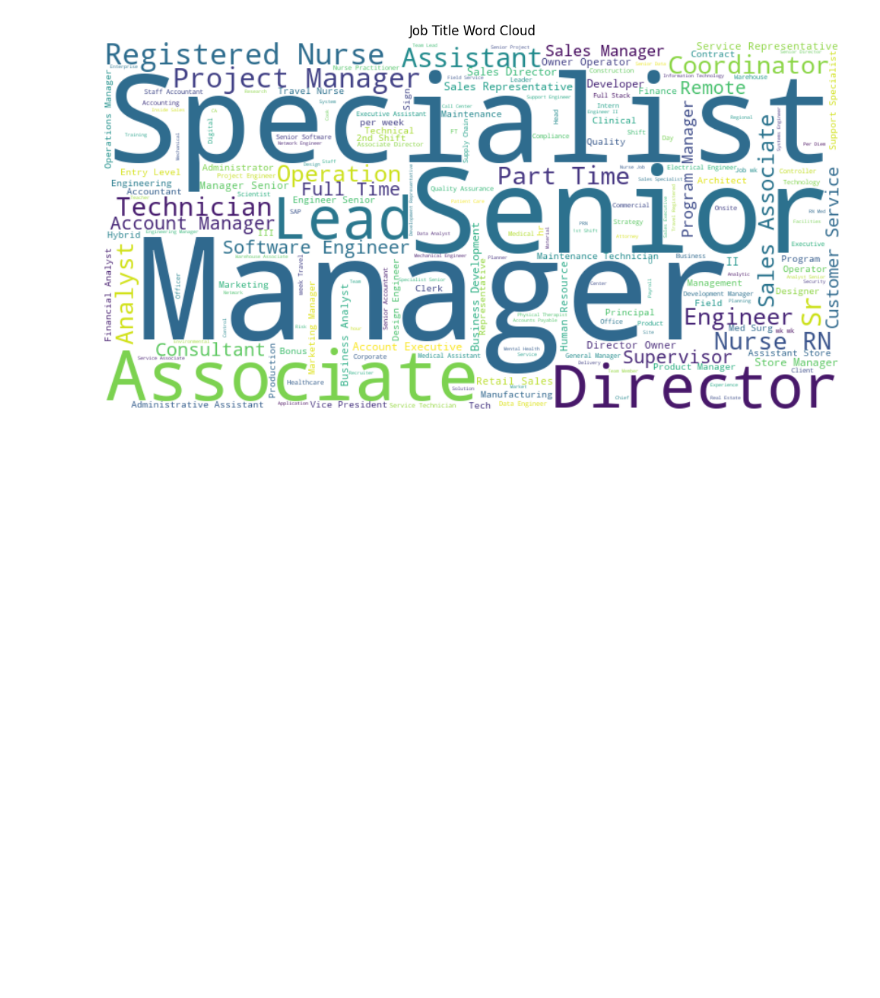
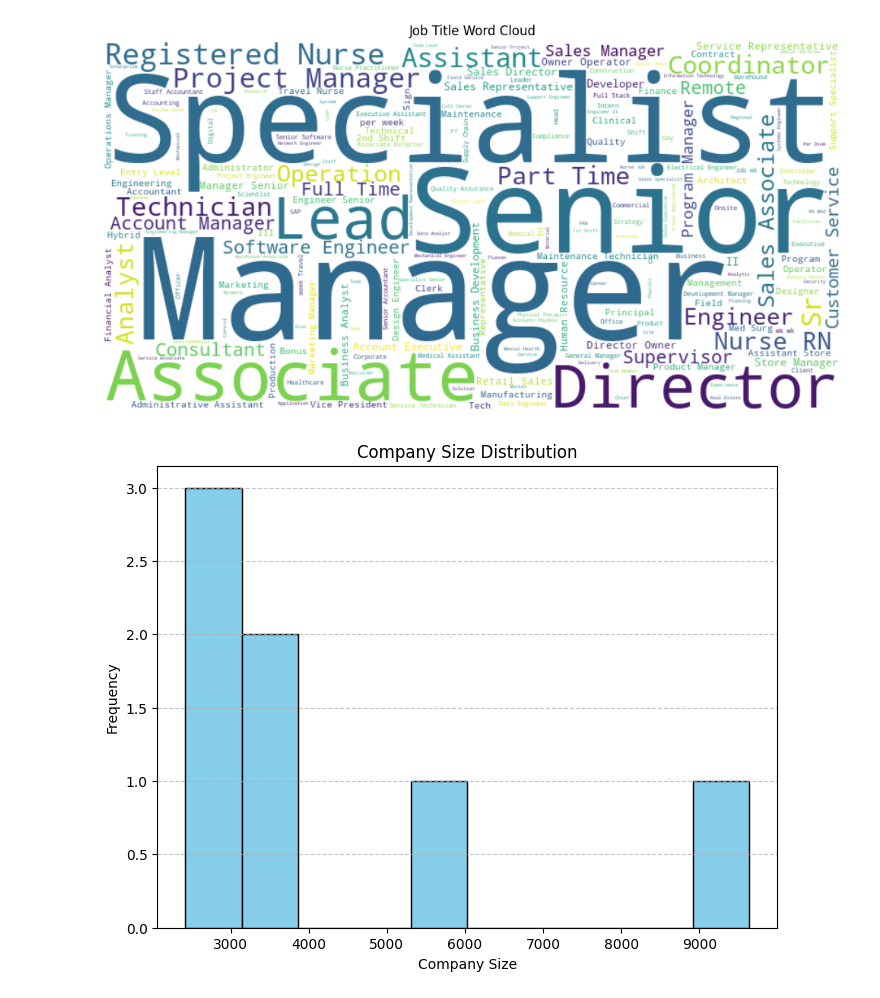
Before and after one commit to shahnawaz52/uApply-Job-Recommendation-System, a Jupyter notebook: notebooks/job_data_analysis.ipynb, the cells around one changed output. Cells and saved outputs as stored; diff of their text form; code cells hidden in the pictures; blank space fills up the shorter version.

Commit message:
data analyzing and summarizing job title from description

```diff
--- a/notebooks/job_data_analysis.ipynb
+++ b/notebooks/job_data_analysis.ipynb
@@ -234,3 +239,15 @@ plt.tight_layout()
 plt.show()
 # %% [output]
 [figure]
+# %%
+# Visualization 2: Company Size Distribution (Pie Chart)
+company_size_counts = data['company_size'].value_counts()
+plt.figure(figsize=(8, 6))  # Adjust the figure size as needed
+plt.hist(company_size_counts, bins=10, color='skyblue', edgecolor='black')
+plt.xlabel('Company Size')
+plt.ylabel('Frequency')
+plt.title('Company Size Distribution')
+plt.grid(axis='y', linestyle='--', alpha=0.7)
+plt.show()
+# %% [output]
+[figure, added]
```
Also changed, not shown: parts of 7 cells of this notebook, 2 other files.
